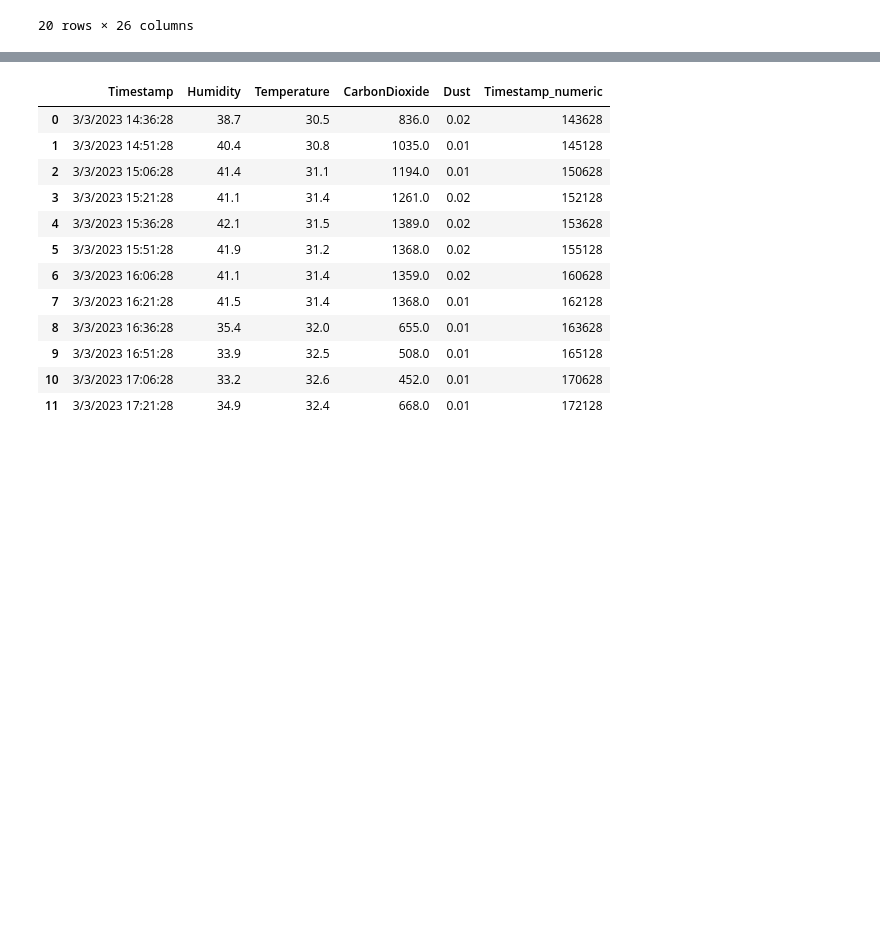
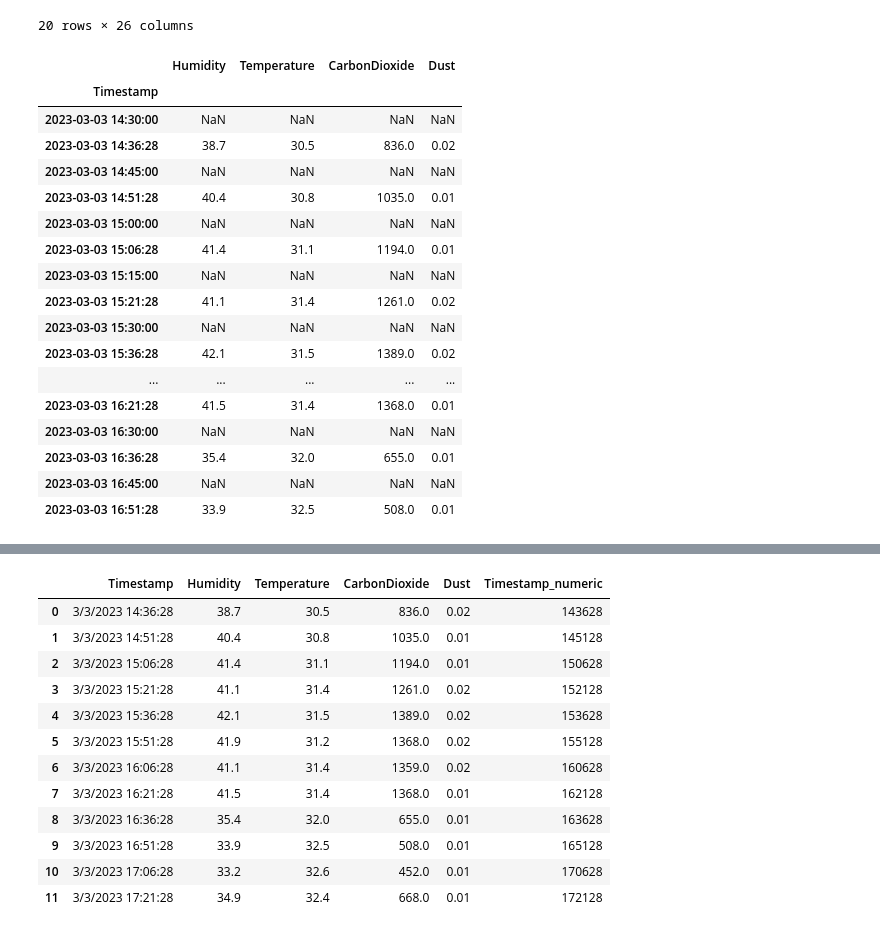
Before and after one commit to harshxtanwar/data_analytics_group_01, a Jupyter notebook: analytics.ipynb, the cells around one changed output, grey strips where cells are left out. Cells and saved outputs as stored; diff of their text form; code cells hidden in the pictures; blank space fills up the shorter version.

```diff
--- a/analytics.ipynb
+++ b/analytics.ipynb
@@ -40,0 +49,21 @@ air_quality_data = pd.read_csv('Air quality data.csv')
+# %%
+air_quality_data.head(20)
+# %% [output]
+|  | Humidity | Temperature | CarbonDioxide | Dust |
+| Timestamp |  |  |  |  |
+| 2023-03-03 14:30:00 | NaN | NaN | NaN | NaN |
+| 2023-03-03 14:36:28 | 38.7 | 30.5 | 836.0 | 0.02 |
+| 2023-03-03 14:45:00 | NaN | NaN | NaN | NaN |
+| 2023-03-03 14:51:28 | 40.4 | 30.8 | 1035.0 | 0.01 |
+| 2023-03-03 15:00:00 | NaN | NaN | NaN | NaN |
+| 2023-03-03 15:06:28 | 41.4 | 31.1 | 1194.0 | 0.01 |
+| 2023-03-03 15:15:00 | NaN | NaN | NaN | NaN |
+| 2023-03-03 15:21:28 | 41.1 | 31.4 | 1261.0 | 0.02 |
+| 2023-03-03 15:30:00 | NaN | NaN | NaN | NaN |
+| 2023-03-03 15:36:28 | 42.1 | 31.5 | 1389.0 | 0.02 |
+| ... | ... | ... | ... | ... |
+| 2023-03-03 16:21:28 | 41.5 | 31.4 | 1368.0 | 0.01 |
+| 2023-03-03 16:30:00 | NaN | NaN | NaN | NaN |
+| 2023-03-03 16:36:28 | 35.4 | 32.0 | 655.0 | 0.01 |
+| 2023-03-03 16:45:00 | NaN | NaN | NaN | NaN |
+| 2023-03-03 16:51:28 | 33.9 | 32.5 | 508.0 | 0.01 |
```
Also changed, not shown: parts of 16 cells of this notebook, 3 other files.
